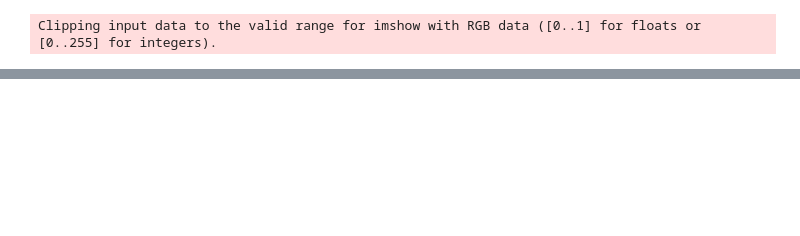
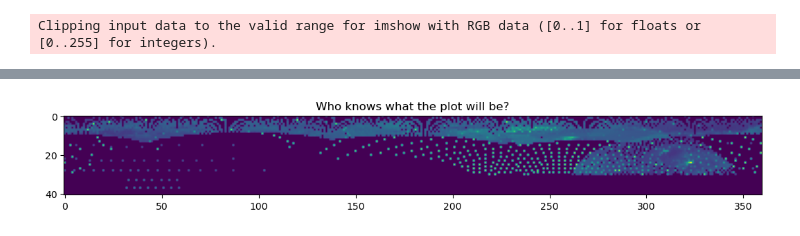
Before and after one commit to GMBlackjack/GMsNotes, a Jupyter notebook: SCRATCH WORK/LambertianSpecularDifferences/Specular Model Tester.ipynb, the cells around one changed output, grey strips where cells are left out. Drawn from its saved outputs; the diff is of its cells as text; code cells hidden in the pictures; blank space fills up the shorter version.

```diff
--- a/SCRATCH WORK/LambertianSpecularDifferences/Specular Model Tester.ipynb
+++ b/SCRATCH WORK/LambertianSpecularDifferences/Specular Model Tester.ipynb
@@ -1443,32 +1185,0 @@ Clipping input data to the valid range for imshow with RGB data ([0..1] for floa
-# %%
-#Tests and Stuff:
-
-matr = [[[0 for x in range(2)] for x in range(2)] for x in range(2)]
-
-i,j,k,t = 0,0,0,0.1
-while (i<2):
-    j=0
-    while (j<2):
-        k=0
-        while (k<2):
-            matr[i][j][k] = t
-            t = t+0.1
-            k = k+1
-        j = j+1
-    i = i+1
-
-fig, axs = plt.subplots(3,2,figsize = (9,13.5), layout = "tight")
-
-imgA = [[matr[0][0][0],matr[0][1][0]],[matr[1][0][0],matr[1][1][0]]]
-imgB = [[matr[0][0][1],matr[0][1][1]],[matr[1][0][1],matr[1][1][1]]]
-
-
-axs[0,0].imshow(imgA,vmax = 1,vmin=0)
-axs[0,1].imshow(imgB,vmax = 1,vmin=0)
-axs[1,0].imshow(np.transpose(matr)[0],vmax = 1,vmin=0)
-axs[1,1].imshow(np.transpose(matr)[1],vmax = 1,vmin=0)
-axs[2,0].imshow(np.transpose(matr)[0],vmax = 1,vmin=0)
-axs[2,1].imshow(np.transpose(matr)[1],vmax = 1,vmin=0)
-
-
-plt.show()
@@ -1477,0 +1646,13 @@ plt.show()
+# %%
+#Rectangular printing for sanity check.
+fig, ax = plt.subplots(figsize = (13,3))
+
+image = ax.imshow(compiledData, cmap="viridis")
+#fig.colorbar(image,ax=ax)
+# extent=[0,359,90,50]
+# np.radians()
+ax.set(title = 'Who knows what the plot will be?') #Remove ticks.
+
+plt.show()
+# %% [output]
+[figure, added]
```
Also changed, not shown: parts of 4 cells of this notebook, 14 other files.
